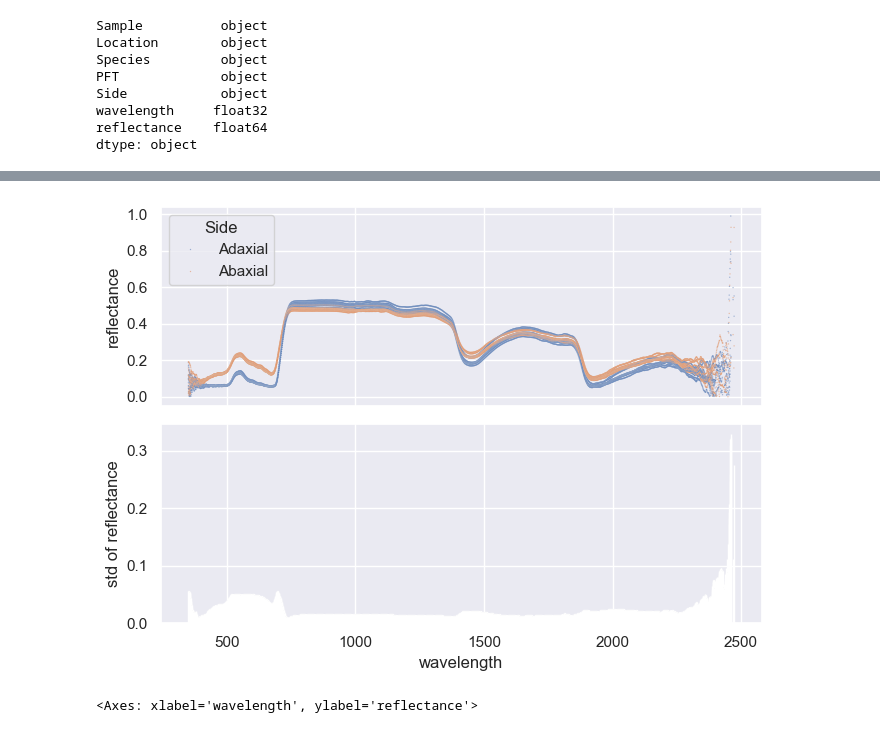
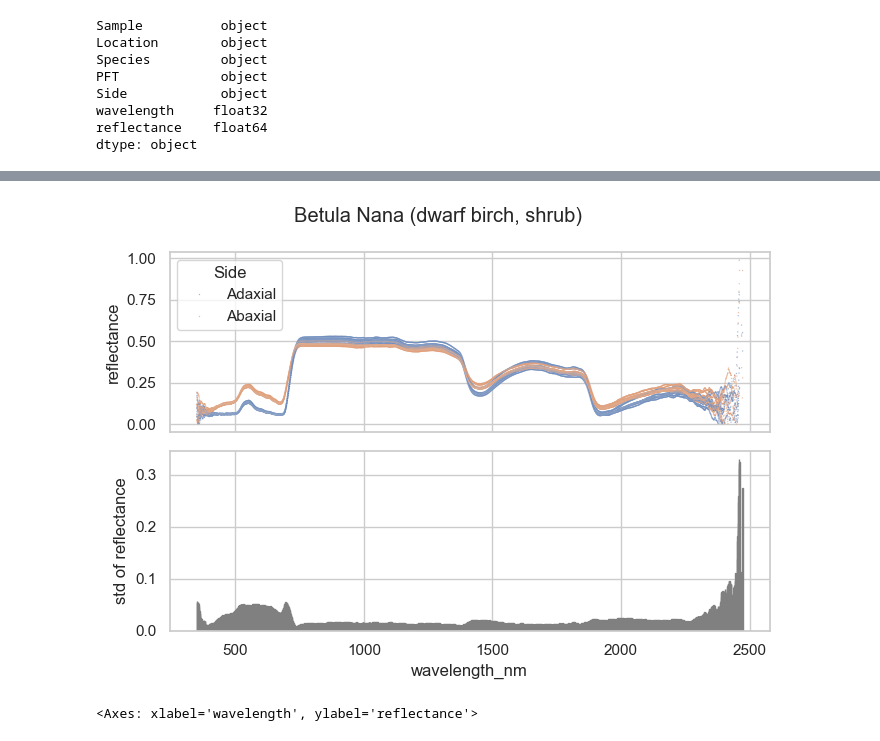
Before and after one commit to Ria-boe/hyperspectral, a Jupyter notebook: compare_species_PFTs.ipynb, the cells around one changed output, grey strips where cells are left out. Saved outputs shown, nothing was run; the diff lists cells and outputs as text; code cells hidden in the pictures.

Commit message:
plot variance of reflectance along with spectra, of single species

```diff
--- a/compare_species_PFTs.ipynb
+++ b/compare_species_PFTs.ipynb
@@ -288,7 +277,7 @@ df.rename(columns = lambda x: x.removeprefix("wl"), inplace=True) # rename all w
 # visualize one species: betula nana
 subset = df.loc[df.Species == "Betula_nana"].melt(id_vars=["Sample", "Location", "Species", "PFT", "Side"],
                                                   var_name="wavelength_nm", value_name="reflectance")
-subset["wavelength"] = subset["wavelength"].astype('float32')
+subset["wavelength_nm"] = subset["wavelength_nm"].astype('float32')
 
 # keep reflectance values within reasonable values
 subset["reflectance"] = subset["reflectance"].where(subset.reflectance <= 1).where(subset.reflectance >= 0)
@@ -338,12 +312,15 @@ subset_var = subset.groupby("wavelength").std(numeric_only=True)
 # %%
+sns.set_style("whitegrid")
 graph, (ax1, ax2) = plt.subplots(2,1, figsize = (7,5), sharex=True)
+graph.suptitle("Betula Nana (dwarf birch, shrub)")
 ax2.set_ylabel("std of reflectance")
-sns.scatterplot(data=subset, x="wavelength", y="reflectance", hue="Side", s=1, alpha=.5, ax=ax1)
-sns.barplot(data = subset, x="wavelength", y = "reflectance", errorbar=None, estimator="std", native_scale=True, color="black")
+sns.scatterplot(data=subset, x="wavelength_nm", y="reflectance", hue="Side", s=1, alpha=.5, ax=ax1)
+sns.barplot(data = subset, x="wavelength_nm", y = "reflectance", errorbar=None, estimator="std", native_scale=True, edgecolor="grey", alpha=1.0, ax=ax2)
 
 plt.tight_layout()
+plt.show()
 # %% [output]
-[figure, old version]
+[figure, new version]
 # %%
 # plot variance per wavelength
 
```
Also changed, not shown: parts of 7 cells of this notebook.
